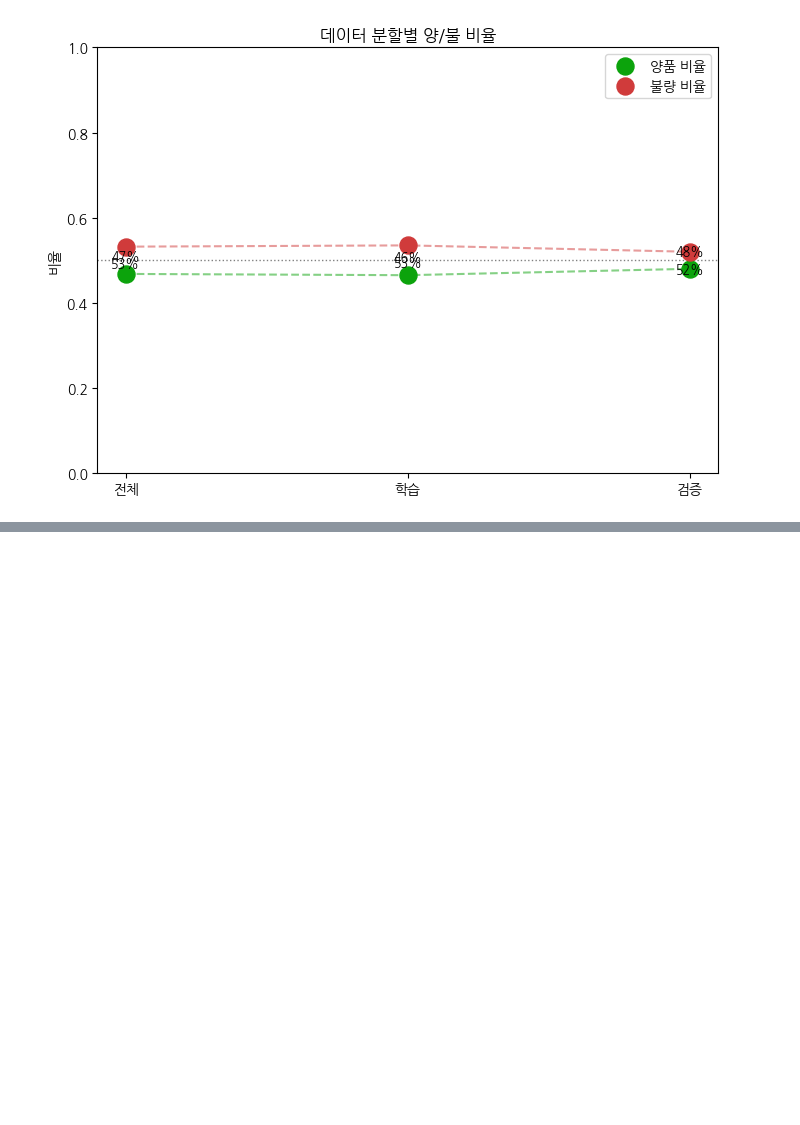
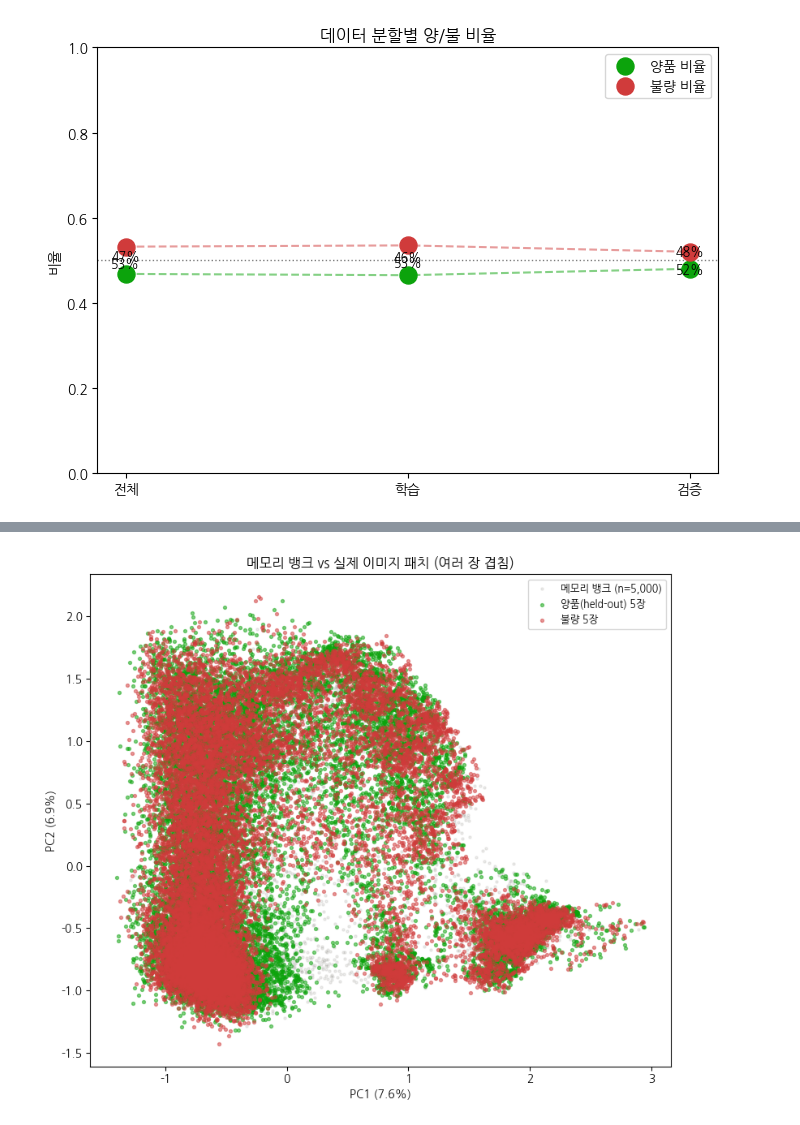
Before and after one commit to ilfpns/PhoSem, a Jupyter notebook: Phosem_CNN.ipynb, the cells around one changed output, grey strips where cells are left out. Cells and saved outputs as stored; diff of their text form; code cells hidden in the pictures; blank space fills up the shorter version.

```diff
--- a/Phosem_CNN.ipynb
+++ b/Phosem_CNN.ipynb
@@ -751,0 +1108,29 @@ print(f"\n최고 accuracy: {sweep.accuracy.max():.1%}")
+# %%
+assert all(v in globals() for v in ['pca', 'mb_2d', 'mb_sample', 'extractor']), \
+    "이전 PCA 셀(메모리 뱅크 점구름 그리던 셀)을 먼저 실행하세요"
+
+def extract_all_patches(path, size=PATCH_INPUT_SIZE):
+    x, _ = load_for_patchcore(path, size=size)
+    feat = extractor(x)
+    B, C, H, W = feat.shape
+    return feat.permute(0, 2, 3, 1).reshape(H*W, C).cpu().numpy()
+
+N_SAMPLE = 5
+good_sample_paths = (val_good if 'val_good' in globals() and len(val_good) else good_paths)[:N_SAMPLE]
+bad_sample_paths = bad_paths[:N_SAMPLE]
+
+good_2d_all = np.vstack([pca.transform(extract_all_patches(p)) for p in good_sample_paths])
+bad_2d_all = np.vstack([pca.transform(extract_all_patches(p)) for p in bad_sample_paths])
+
+fig, ax = plt.subplots(figsize=(8, 7))
+ax.scatter(mb_2d[:, 0], mb_2d[:, 1], s=5, alpha=0.15, color='#888780', label=f'메모리 뱅크 (n={len(mb_sample):,})')
+ax.scatter(good_2d_all[:, 0], good_2d_all[:, 1], s=8, alpha=0.5, color='#0ca30c', label=f'양품(held-out) {len(good_sample_paths)}장')
+ax.scatter(bad_2d_all[:, 0], bad_2d_all[:, 1], s=8, alpha=0.5, color='#d03b3b', label=f'불량 {len(bad_sample_paths)}장')
+ax.set_title('메모리 뱅크 vs 실제 이미지 패치 (여러 장 겹침)')
+ax.set_xlabel(f'PC1 ({pca.explained_variance_ratio_[0]:.1%})')
+ax.set_ylabel(f'PC2 ({pca.explained_variance_ratio_[1]:.1%})')
+ax.legend(fontsize=9)
+plt.tight_layout()
+plt.show()
+# %% [output]
+[figure, added]
```
Also changed, not shown: parts of 21 cells of this notebook.
